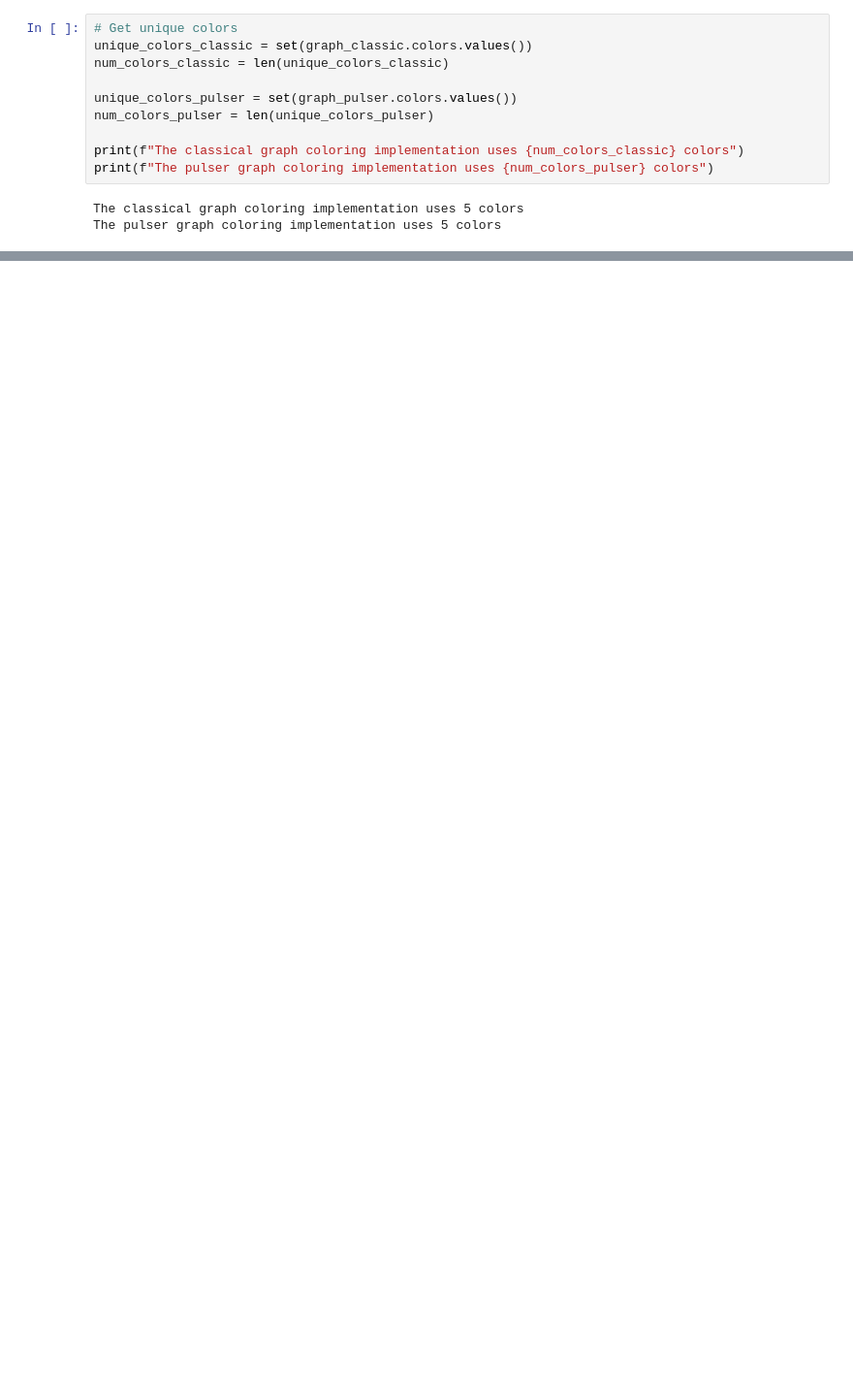
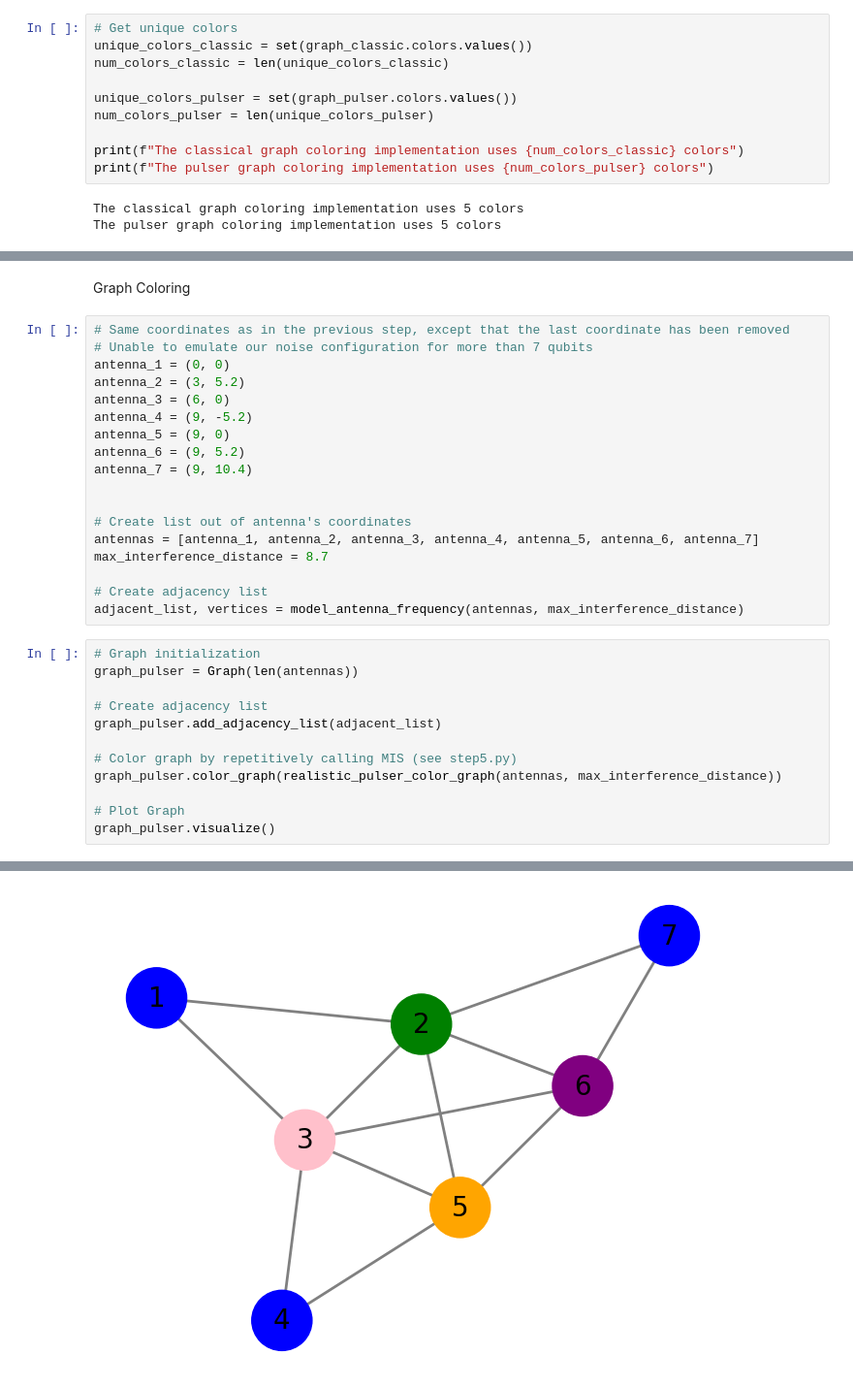
Before and after one commit to Gogolexicomatisation/Graph-Coloring, a Jupyter notebook: simulation.ipynb, the cells around one changed output, grey strips where cells are left out. Shown at 97% size. Saved outputs shown, nothing was run; the diff lists cells and outputs as text; blank space fills up the shorter version.

Commit message:
noise emulator for 7 qubits max

```diff
--- a/simulation.ipynb
+++ b/simulation.ipynb
@@ -143,2 +152,35 @@ Counter({'11': 798, '10': 108, '01': 90, '00': 4})
 11
 Maximum Independent Set: [2, 4]
+# %% [markdown]
+Graph Coloring
+# %%
+# Same coordinates as in the previous step, except that the last coordinate has been removed
+# Unable to emulate our noise configuration for more than 7 qubits
+antenna_1 = (0, 0)
+antenna_2 = (3, 5.2)
+antenna_3 = (6, 0)
+antenna_4 = (9, -5.2)
+antenna_5 = (9, 0)
+antenna_6 = (9, 5.2)
+antenna_7 = (9, 10.4)
+
+
+# Create list out of antenna's coordinates
+antennas = [antenna_1, antenna_2, antenna_3, antenna_4, antenna_5, antenna_6, antenna_7]
+max_interference_distance = 8.7
+
+# Create adjacency list
+adjacent_list, vertices = model_antenna_frequency(antennas, max_interference_distance)
+# %%
+# Graph initialization
+graph_pulser = Graph(len(antennas))
+
+# Create adjacency list
+graph_pulser.add_adjacency_list(adjacent_list)
+
+# Color graph by repetitively calling MIS (see step5.py)
+graph_pulser.color_graph(realistic_pulser_color_graph(antennas, max_interference_distance))
+
+# Plot Graph
+graph_pulser.visualize()
+# %% [output]
@@ -144,0 +202 @@ Maximum Independent Set: [2, 4]
+[figure, added]
```
Also changed, not shown: parts of 14 cells of this notebook, 3 other files.
